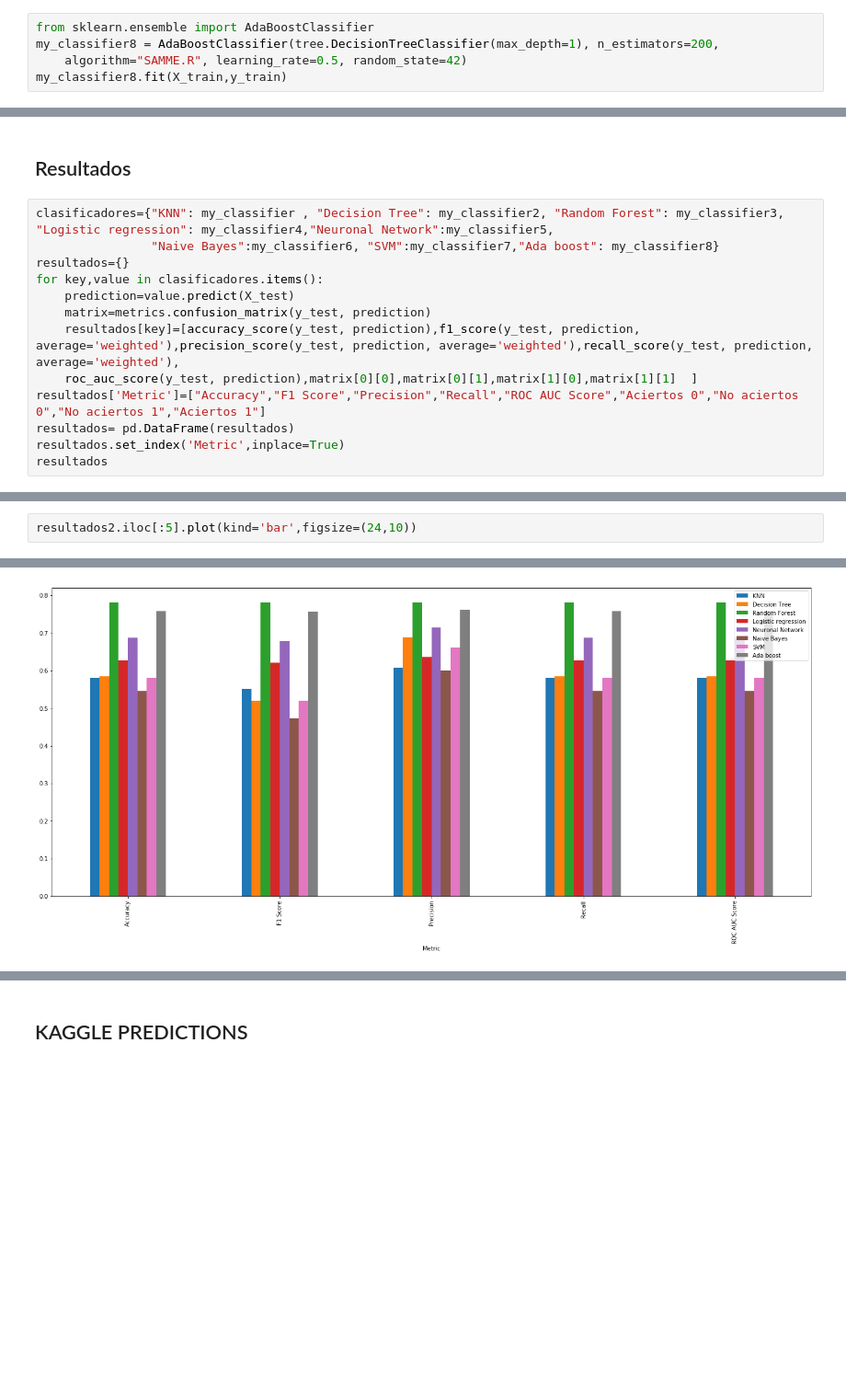
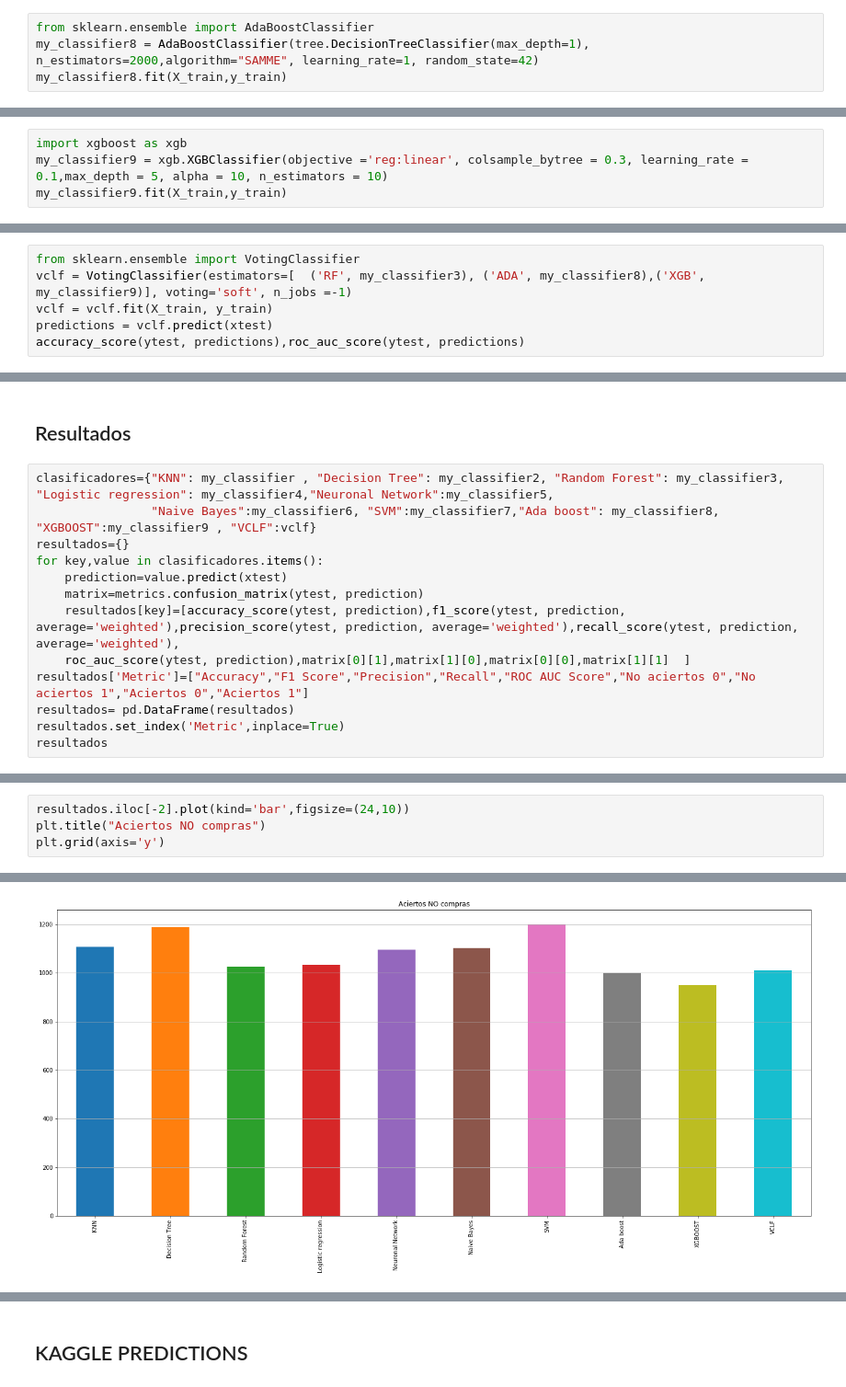
Before and after one commit to julianferres/7506-DATOS-TP2, a Jupyter notebook: TP2.ipynb, the cells around one changed output, grey strips where cells are left out. Shown at 92% size. Saved outputs shown, nothing was run; the diff lists cells and outputs as text; blank space fills up the shorter version.

```diff
--- a/TP2.ipynb
+++ b/TP2.ipynb
@@ -346,7 +363,6 @@ SVC(C=1.0, cache_size=200, class_weight=None, coef0=0.0,
 ## AdaBoost
 # %%
 from sklearn.ensemble import AdaBoostClassifier
-my_classifier8 = AdaBoostClassifier(tree.DecisionTreeClassifier(max_depth=1), n_estimators=200,
-    algorithm="SAMME.R", learning_rate=0.5, random_state=42)
+my_classifier8 = AdaBoostClassifier(tree.DecisionTreeClassifier(max_depth=1), n_estimators=2000,algorithm="SAMME", learning_rate=1, random_state=42)
 my_classifier8.fit(X_train,y_train)
 # %% [output]
@@ -360,0 +384,4 @@ AdaBoostClassifier(algorithm='SAMME.R',
+# %%
+import xgboost as xgb
+my_classifier9 = xgb.XGBClassifier(objective ='reg:linear', colsample_bytree = 0.3, learning_rate = 0.1,max_depth = 5, alpha = 10, n_estimators = 10)
+my_classifier9.fit(X_train,y_train)
@@ -360,0 +402,6 @@ AdaBoostClassifier(algorithm='SAMME.R',
+# %%
+from sklearn.ensemble import VotingClassifier
+vclf = VotingClassifier(estimators=[  ('RF', my_classifier3), ('ADA', my_classifier8),('XGB', my_classifier9)], voting='soft', n_jobs =-1)
+vclf = vclf.fit(X_train, y_train)
+predictions = vclf.predict(xtest)
+accuracy_score(ytest, predictions),roc_auc_score(ytest, predictions)
@@ -362,14 +416,14 @@ AdaBoostClassifier(algorithm='SAMME.R',
 ## Resultados
 # %%
 clasificadores={"KNN": my_classifier , "Decision Tree": my_classifier2, "Random Forest": my_classifier3, "Logistic regression": my_classifier4,"Neuronal Network":my_classifier5,
-                "Naive Bayes":my_classifier6, "SVM":my_classifier7,"Ada boost": my_classifier8}
+                "Naive Bayes":my_classifier6, "SVM":my_classifier7,"Ada boost": my_classifier8, "XGBOOST":my_classifier9 , "VCLF":vclf}
 resultados={}
 for key,value in clasificadores.items():
-    prediction=value.predict(X_test)
-    matrix=metrics.confusion_matrix(y_test, prediction)
-    resultados[key]=[accuracy_score(y_test, prediction),f1_score(y_test, prediction, average='weighted'),precision_score(y_test, prediction, average='weighted'),recall_score(y_test, prediction, average='weighted'),
-    roc_auc_score(y_test, prediction),matrix[0][0],matrix[0][1],matrix[1][0],matrix[1][1]  ]
-resultados['Metric']=["Accuracy","F1 Score","Precision","Recall","ROC AUC Score","Aciertos 0","No aciertos 0","No aciertos 1","Aciertos 1"]
+    prediction=value.predict(xtest)
+    matrix=metrics.confusion_matrix(ytest, prediction)
+    resultados[key]=[accuracy_score(ytest, prediction),f1_score(ytest, prediction, average='weighted'),precision_score(ytest, prediction, average='weighted'),recall_score(ytest, prediction, average='weighted'),
+    roc_auc_score(ytest, prediction),matrix[0][1],matrix[1][0],matrix[0][0],matrix[1][1]  ]
+resultados['Metric']=["Accuracy","F1 Score","Precision","Recall","ROC AUC Score","No aciertos 0","No aciertos 1","Aciertos 0","Aciertos 1"]
 resultados= pd.DataFrame(resultados)
 resultados.set_index('Metric',inplace=True)
 resultados
@@ -416,3 +448,5 @@ resultados2
 # %%
-resultados2.iloc[:5].plot(kind='bar',figsize=(24,10))
+resultados.iloc[-2].plot(kind='bar',figsize=(24,10))
+plt.title("Aciertos NO compras")
+plt.grid(axis='y')
 # %% [output]
@@ -420 +453 @@ resultados2.iloc[:5].plot(kind='bar',figsize=(24,10))
-[figure, old version]
+[figure, new version]
```
Also changed, not shown: parts of 54 cells of this notebook.
